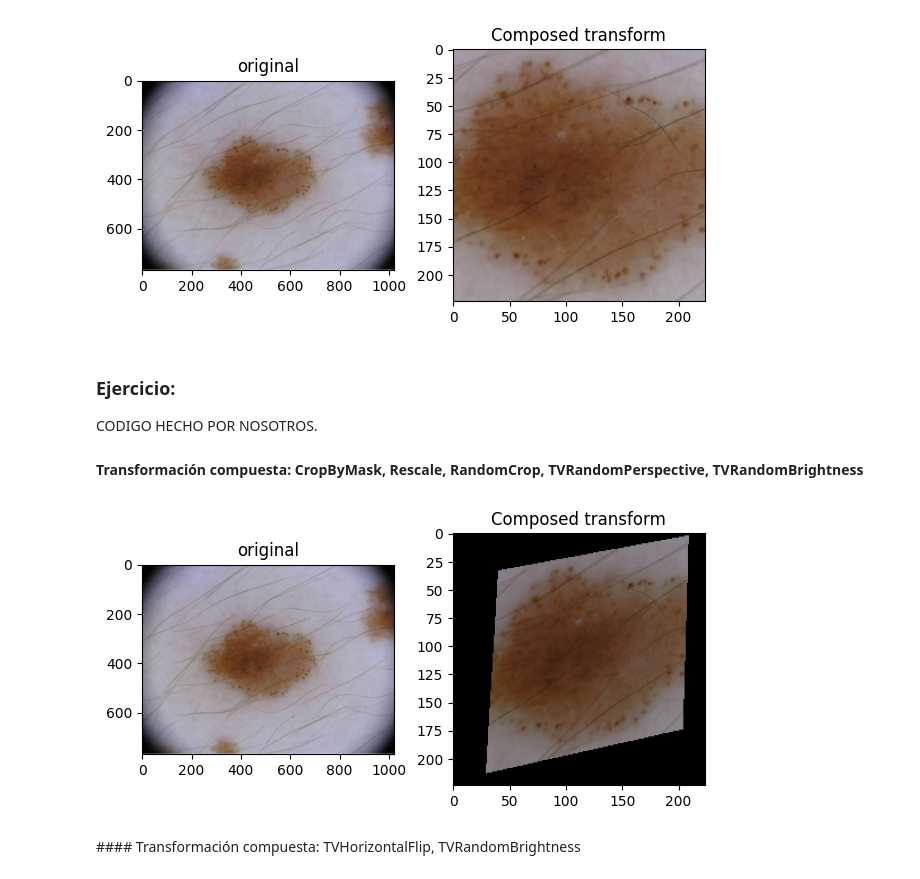
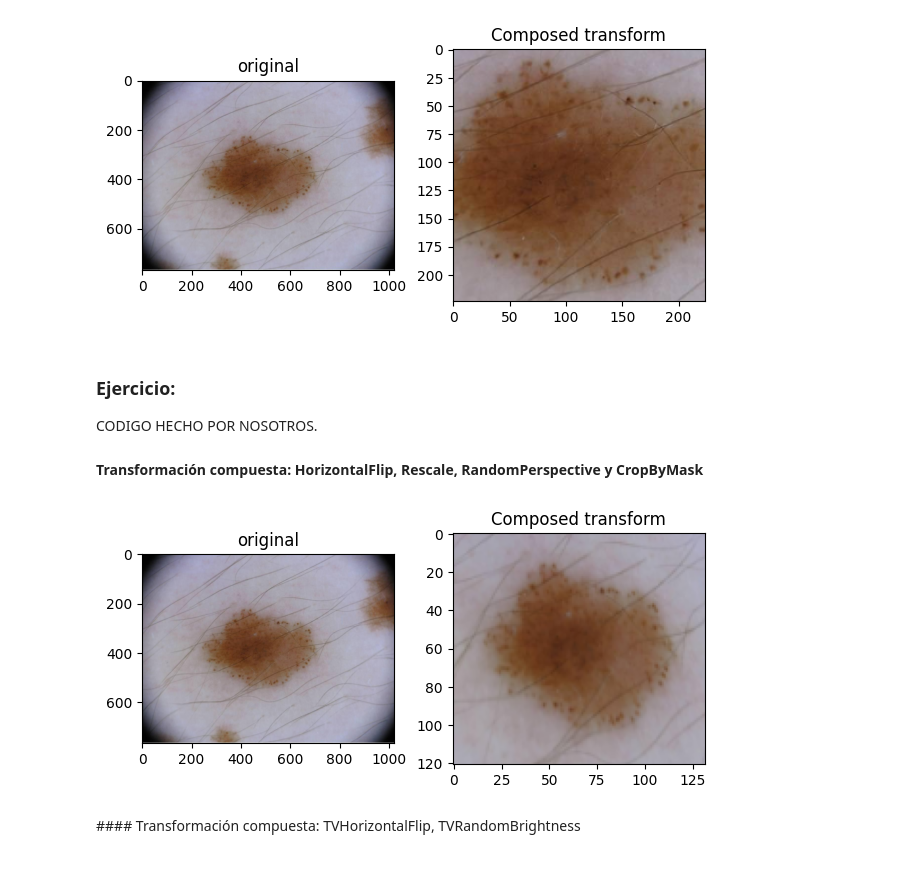
Before and after one commit to cabamarcos/Skin_cancer_classifier, a Jupyter notebook: vision_artificial_pablo_marcos.ipynb, the cells around one changed output. Drawn from its saved outputs; the diff is of its cells as text; code cells hidden in the pictures.

```diff
--- a/vision_artificial_pablo_marcos.ipynb
+++ b/vision_artificial_pablo_marcos.ipynb
@@ -812,27 +813,27 @@ plt.show()
 CODIGO HECHO POR NOSOTROS.
 
 
-#### Transformación compuesta: CropByMask, Rescale, RandomCrop, TVRandomPerspective, TVRandomBrightness
+#### Transformación compuesta: HorizontalFlip, Rescale, RandomPerspective y CropByMask
 # %%
-composed = transforms.Compose([CropByMask(15), Rescale(224), RandomCrop(224), TVRandomPerspective(0.5, 1), TVRandomBrightness((0.3,1))])
+composed = transforms.Compose([TVHorizontalFlip(), Rescale(224), TVRandomPerspective(0.5, 1), CropByMask(15)])
 
 # Apply each of the above transforms on sample.
 fig = plt.figure()
 sample = train_dataset[65]
 ax = plt.subplot(1,2, 1)
 plt.tight_layout()
 ax.set_title('original')
 plt.imshow(sample['image'])
 
 transformed_sample = composed(sample)
 ax = plt.subplot(1, 2, 2)
 plt.tight_layout()
 ax.set_title('Composed transform')
 plt.imshow(transformed_sample['image'])
 
 plt.show()
 # %% [output]
-[figure, old version]
+[figure, new version]
 # %% [markdown]
 #### Transformación compuesta: TVHorizontalFlip, TVRandomBrightness
 # %%
```
Also changed, not shown: parts of 7 cells of this notebook.
